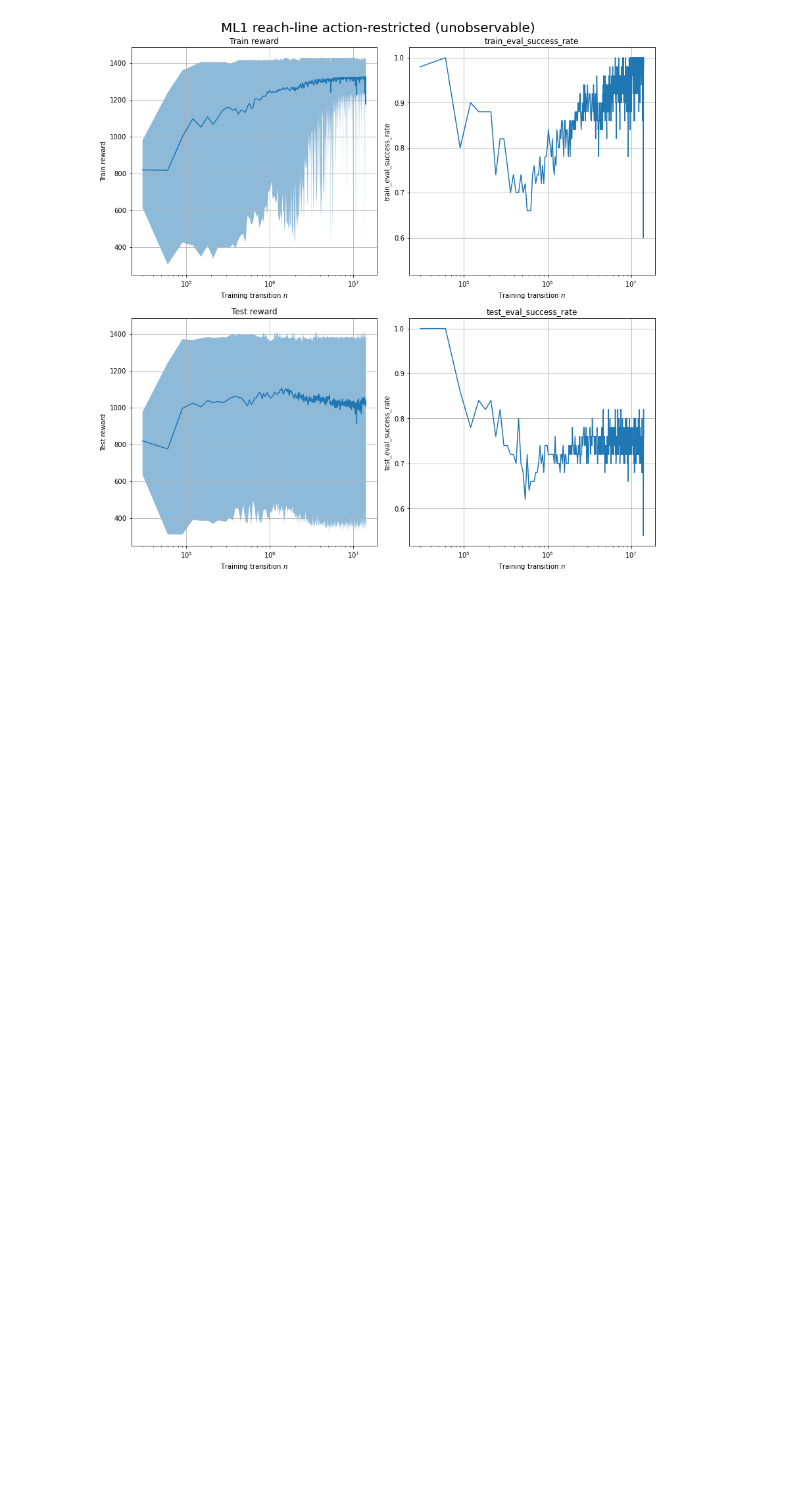
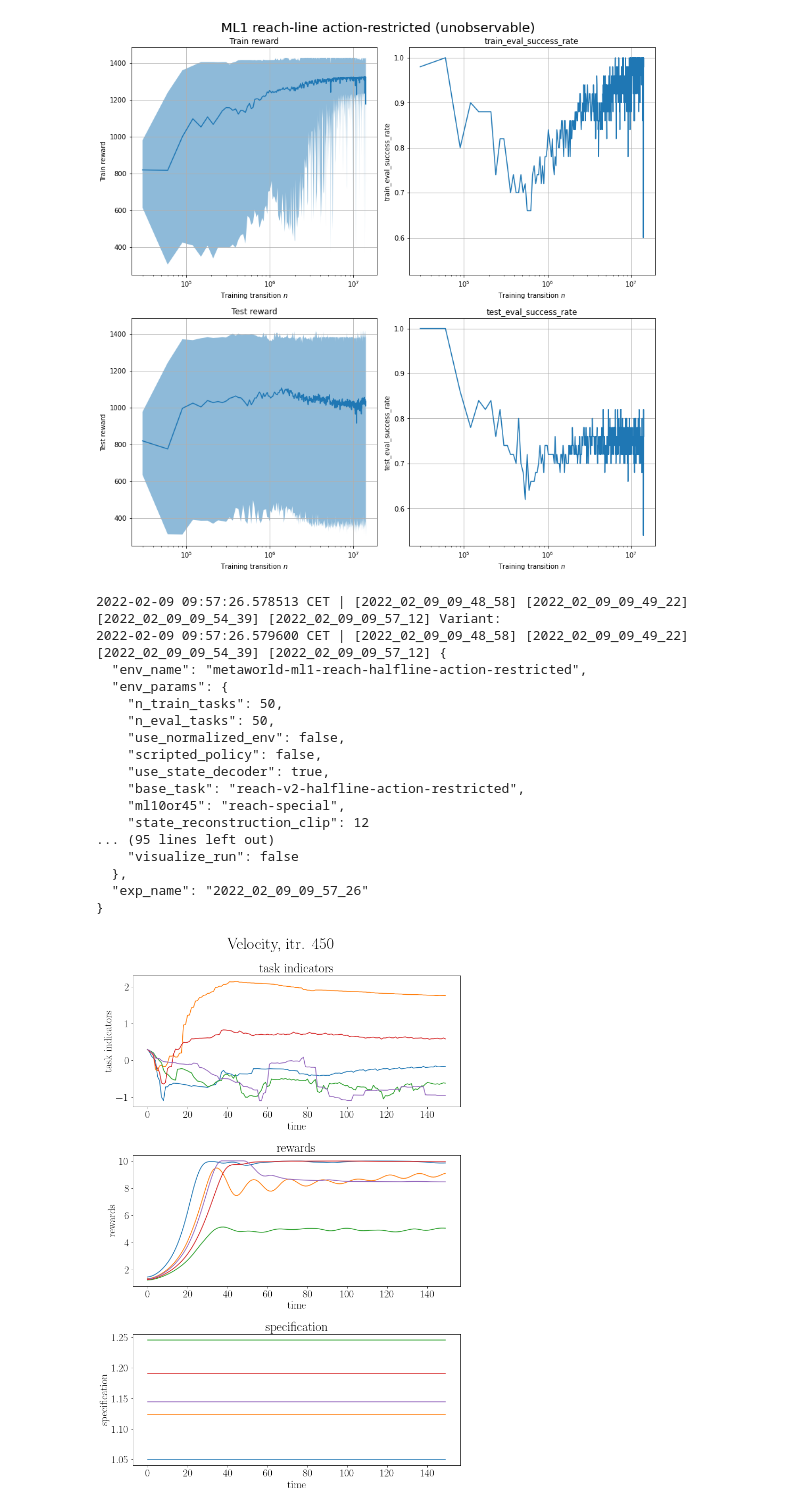
Before and after one commit to PhilippWidmann/cemrl-edited, a Jupyter notebook: analysis/notebooks/reach-halfline-analysis.ipynb, the cells around one changed output. Drawn from its saved outputs; the diff is of its cells as text; code cells hidden in the pictures; blank space fills up the shorter version.

Commit message:
update halfline analysis

```diff
--- a/analysis/notebooks/reach-halfline-analysis.ipynb
+++ b/analysis/notebooks/reach-halfline-analysis.ipynb
@@ -11,3 +16,4 @@ from progress_log_visualization import plot_progress_curve, load_progress_log
 import matplotlib.pyplot as plt
 #plt.rcParams['figure.facecolor'] = 'white'
 plt.rc('figure', facecolor='w')
+plt.rcParams.update({'font.size':20})
@@ -25,6 +66,44 @@ fig.suptitle('ML1 reach-line action-restricted (unobservable)', size=20)
 fig.tight_layout()
 # %% [output]
 [figure]
+# %%
+ml1_config = copy.deepcopy(base_config)
+showcase_itr = 450
+ml1_config = deep_update_dict(
+    dict(
+        path_to_weights='../../output/metaworld-ml1-reach-halfline-action-restricted/2022_01_21_01_30_32',
+        showcase_itr=showcase_itr,
+        analysis_params=dict(
+            example_cases=[0, 1, 2, 3, 4, ],  # CONFIGURE! choose an array of test tasks
+            multiple_episode_plots=[['time_vs_task_indicators', 'time_vs_rewards', 'time_vs_specification'],],
+        )
+    ),
+    ml1_config
+)
+
+ml1_config = prepare_variant_file(ml1_config)
+fig, ax = analysis(ml1_config)
+fig.suptitle(f'Velocity, itr. {showcase_itr}', size=30)
+fig.tight_layout()
+# %% [output]
+2022-02-09 09:57:26.578513 CET | [2022_02_09_09_48_58] [2022_02_09_09_49_22] [2022_02_09_09_54_39] [2022_02_09_09_57_12] Variant:
+2022-02-09 09:57:26.579600 CET | [2022_02_09_09_48_58] [2022_02_09_09_49_22] [2022_02_09_09_54_39] [2022_02_09_09_57_12] {
+  "env_name": "metaworld-ml1-reach-halfline-action-restricted",
+  "env_params": {
+    "n_train_tasks": 50,
+    "n_eval_tasks": 50,
+    "use_normalized_env": false,
+    "scripted_policy": false,
+    "use_state_decoder": true,
+    "base_task": "reach-v2-halfline-action-restricted",
+    "ml10or45": "reach-special",
+    "state_reconstruction_clip": 12
+... (95 lines left out)
+    "visualize_run": false
+  },
+  "exp_name": "2022_02_09_09_57_26"
+}
+[figure, added]
 # %%
 fig, ax = plt.subplots(2, 2, figsize=(12, 12), sharey='col')
 data = load_progress_log('../../output/metaworld-ml1-reach-halfline-action-restricted/2022_01_21_01_59_21')
```
Also changed, not shown: parts of 5 cells of this notebook.
